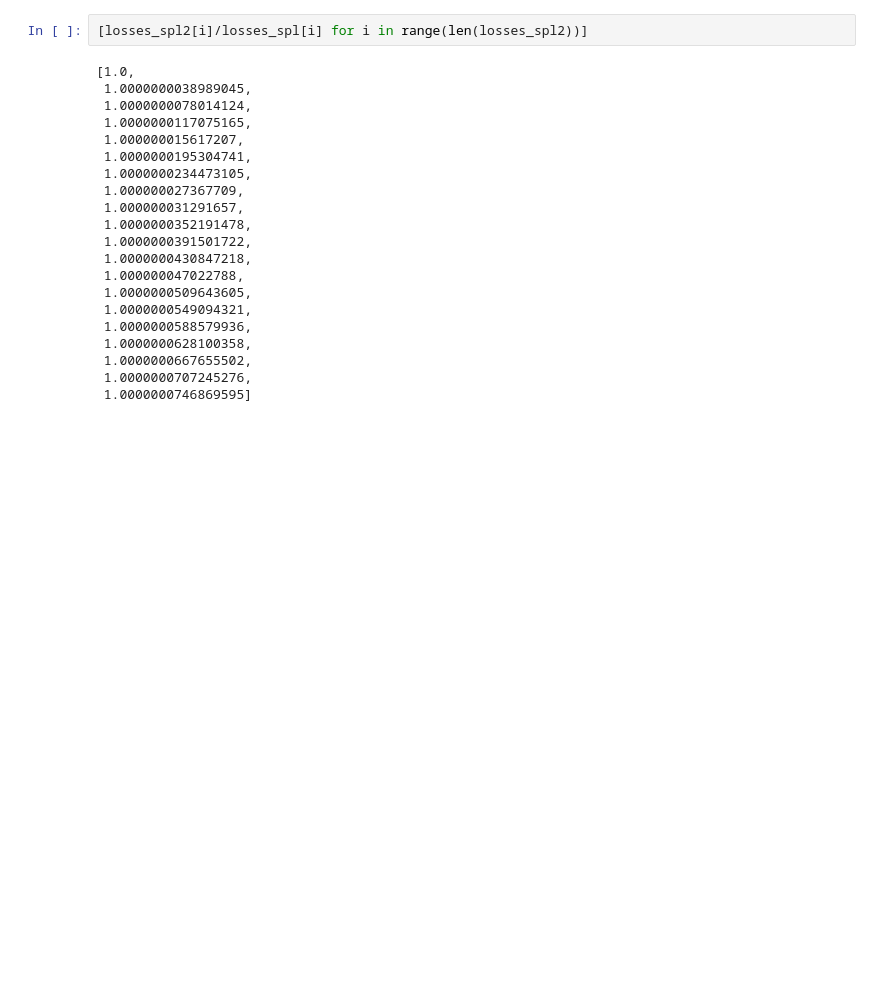
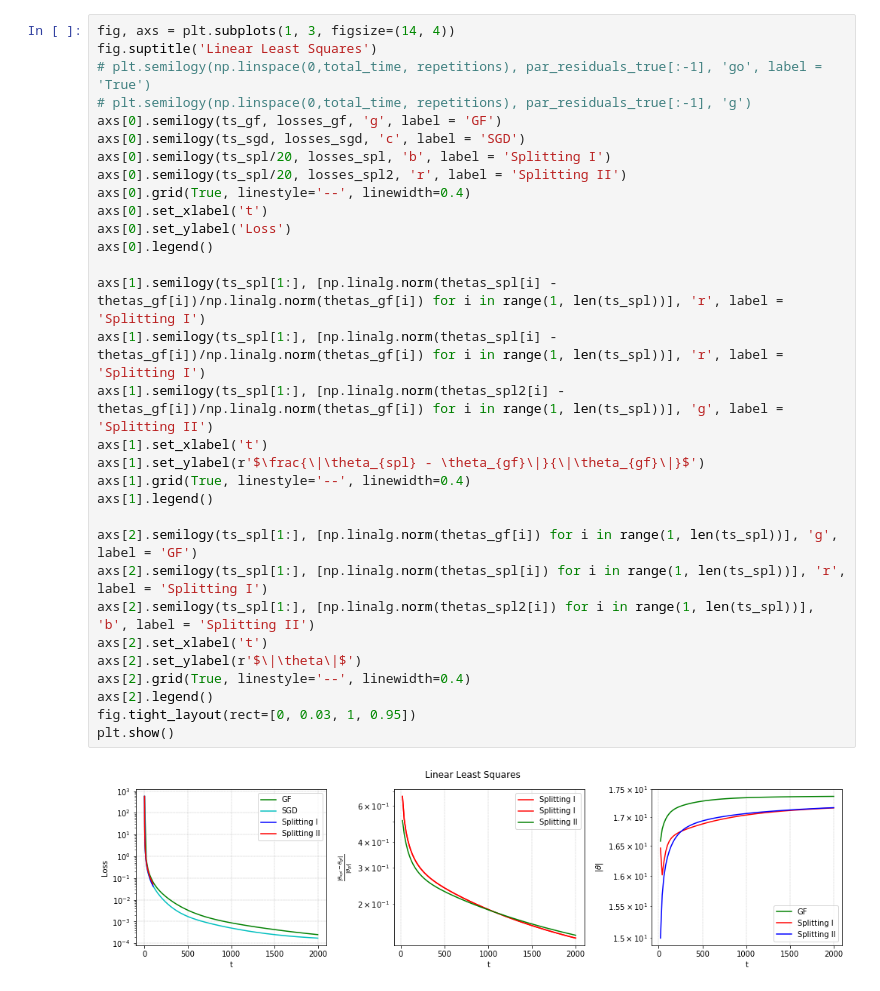
Before and after one commit to MerkulovDaniil/split-sgd, a Jupyter notebook: Code/Continious_time.ipynb, the cells around one changed output. Saved outputs shown, nothing was run; the diff lists cells and outputs as text; blank space fills up the shorter version.

```diff
--- a/Code/Continious_time.ipynb
+++ b/Code/Continious_time.ipynb
@@ -261,23 +296,33 @@ QR finished
-# %%
-[losses_spl2[i]/losses_spl[i] for i in range(len(losses_spl2))]
-# %% [output]
-[1.0,
- 1.0000000038989045,
- 1.0000000078014124,
- 1.0000000117075165,
- 1.000000015617207,
- 1.0000000195304741,
- 1.0000000234473105,
- 1.000000027367709,
- 1.000000031291657,
- 1.0000000352191478,
- 1.0000000391501722,
- 1.0000000430847218,
- 1.000000047022788,
- 1.0000000509643605,
- 1.0000000549094321,
- 1.0000000588579936,
- 1.0000000628100358,
- 1.0000000667655502,
- 1.0000000707245276,
- 1.0000000746869595]
+# %%
+fig, axs = plt.subplots(1, 3, figsize=(14, 4))
+fig.suptitle('Linear Least Squares')
+# plt.semilogy(np.linspace(0,total_time, repetitions), par_residuals_true[:-1], 'go', label = 'True')
+# plt.semilogy(np.linspace(0,total_time, repetitions), par_residuals_true[:-1], 'g')
+axs[0].semilogy(ts_gf, losses_gf, 'g', label = 'GF')
+axs[0].semilogy(ts_sgd, losses_sgd, 'c', label = 'SGD')
+axs[0].semilogy(ts_spl/20, losses_spl, 'b', label = 'Splitting I')
+axs[0].semilogy(ts_spl/20, losses_spl2, 'r', label = 'Splitting II')
+axs[0].grid(True, linestyle='--', linewidth=0.4)
+axs[0].set_xlabel('t')
+axs[0].set_ylabel('Loss')
+axs[0].legend()
+
+axs[1].semilogy(ts_spl[1:], [np.linalg.norm(thetas_spl[i] - thetas_gf[i])/np.linalg.norm(thetas_gf[i]) for i in range(1, len(ts_spl))], 'r', label = 'Splitting I')
+axs[1].semilogy(ts_spl[1:], [np.linalg.norm(thetas_spl[i] - thetas_gf[i])/np.linalg.norm(thetas_gf[i]) for i in range(1, len(ts_spl))], 'r', label = 'Splitting I')
+axs[1].semilogy(ts_spl[1:], [np.linalg.norm(thetas_spl2[i] - thetas_gf[i])/np.linalg.norm(thetas_gf[i]) for i in range(1, len(ts_spl))], 'g', label = 'Splitting II')
+axs[1].set_xlabel('t')
+axs[1].set_ylabel(r'$\frac{\|\theta_{spl} - \theta_{gf}\|}{\|\theta_{gf}\|}$')
+axs[1].grid(True, linestyle='--', linewidth=0.4)
+axs[1].legend()
+
+axs[2].semilogy(ts_spl[1:], [np.linalg.norm(thetas_gf[i]) for i in range(1, len(ts_spl))], 'g', label = 'GF')
+axs[2].semilogy(ts_spl[1:], [np.linalg.norm(thetas_spl[i]) for i in range(1, len(ts_spl))], 'r', label = 'Splitting I')
+axs[2].semilogy(ts_spl[1:], [np.linalg.norm(thetas_spl2[i]) for i in range(1, len(ts_spl))], 'b', label = 'Splitting II')
+axs[2].set_xlabel('t')
+axs[2].set_ylabel(r'$\|\theta\|$')
+axs[2].grid(True, linestyle='--', linewidth=0.4)
+axs[2].legend()
+fig.tight_layout(rect=[0, 0.03, 1, 0.95])
+plt.show()
+# %% [output]
+[figure, added]
```
Also changed, not shown: parts of 3 cells of this notebook.
